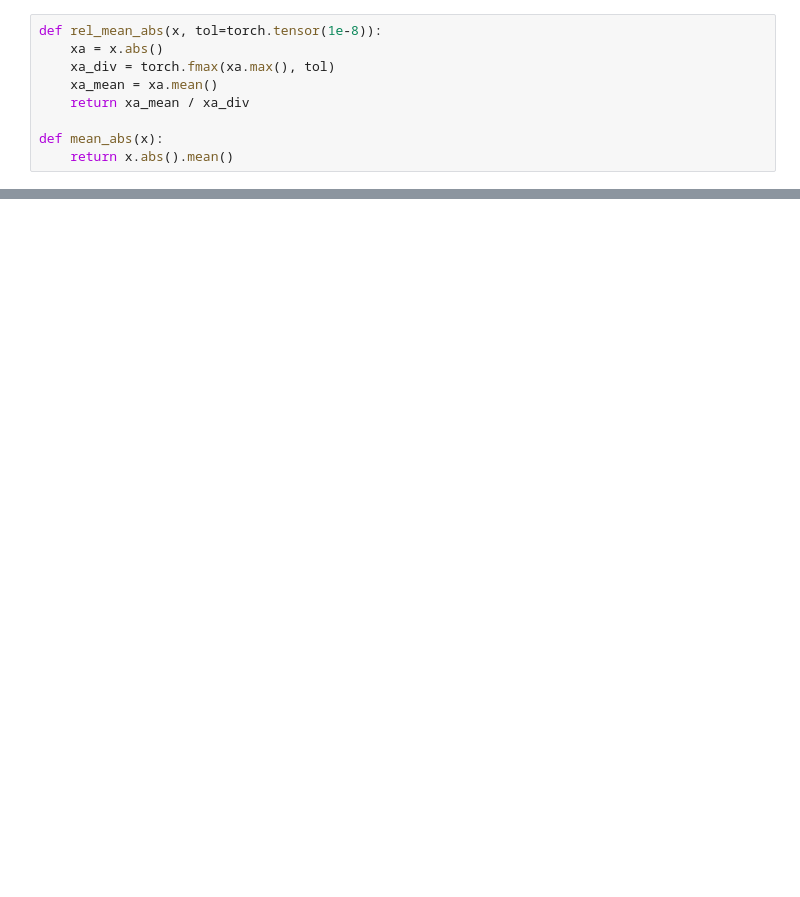
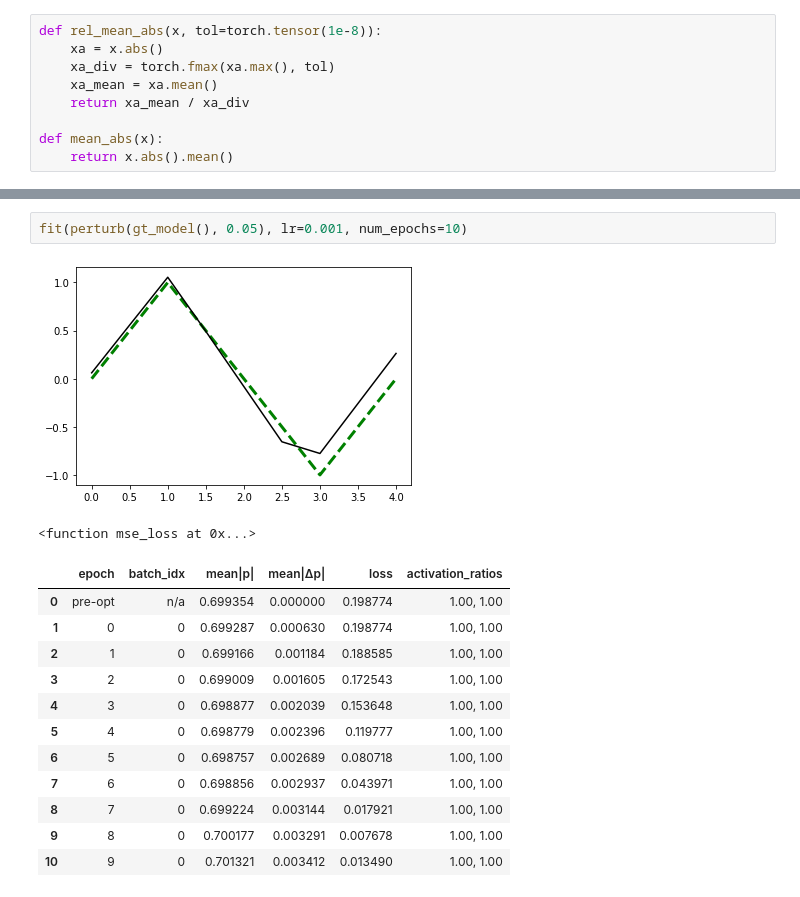
Before and after one commit to EricCousineau-TRI/repro, a Jupyter notebook: python/understand_torch_sgd_and_mlp/mlp_sin.ipynb, the cells around one changed output, grey strips where cells are left out. Drawn from its saved outputs; the diff is of its cells as text; blank space fills up the shorter version.

```diff
--- a/python/understand_torch_sgd_and_mlp/mlp_sin.ipynb
+++ b/python/understand_torch_sgd_and_mlp/mlp_sin.ipynb
@@ -288,0 +329,17 @@ fit(gt_model(), loss_fn=mse_loss, lr=0.5, t=t, num_epochs=2)
+# %%
+fit(perturb(gt_model(), 0.05), lr=0.001, num_epochs=10)
+# %% [output]
+[figure, added]
+<function mse_loss at 0x...>
+|  | epoch | batch_idx | mean|p| | mean|Δp| | loss | activation_ratios |
+| 0 | pre-opt | n/a | 0.699354 | 0.000000 | 0.198774 | 1.00, 1.00 |
+| 1 | 0 | 0 | 0.699287 | 0.000630 | 0.198774 | 1.00, 1.00 |
+| 2 | 1 | 0 | 0.699166 | 0.001184 | 0.188585 | 1.00, 1.00 |
+| 3 | 2 | 0 | 0.699009 | 0.001605 | 0.172543 | 1.00, 1.00 |
+| 4 | 3 | 0 | 0.698877 | 0.002039 | 0.153648 | 1.00, 1.00 |
+| 5 | 4 | 0 | 0.698779 | 0.002396 | 0.119777 | 1.00, 1.00 |
+| 6 | 5 | 0 | 0.698757 | 0.002689 | 0.080718 | 1.00, 1.00 |
+| 7 | 6 | 0 | 0.698856 | 0.002937 | 0.043971 | 1.00, 1.00 |
+| 8 | 7 | 0 | 0.699224 | 0.003144 | 0.017921 | 1.00, 1.00 |
+| 9 | 8 | 0 | 0.700177 | 0.003291 | 0.007678 | 1.00, 1.00 |
+| 10 | 9 | 0 | 0.701321 | 0.003412 | 0.013490 | 1.00, 1.00 |
```
Also changed, not shown: parts of 15 cells of this notebook.
